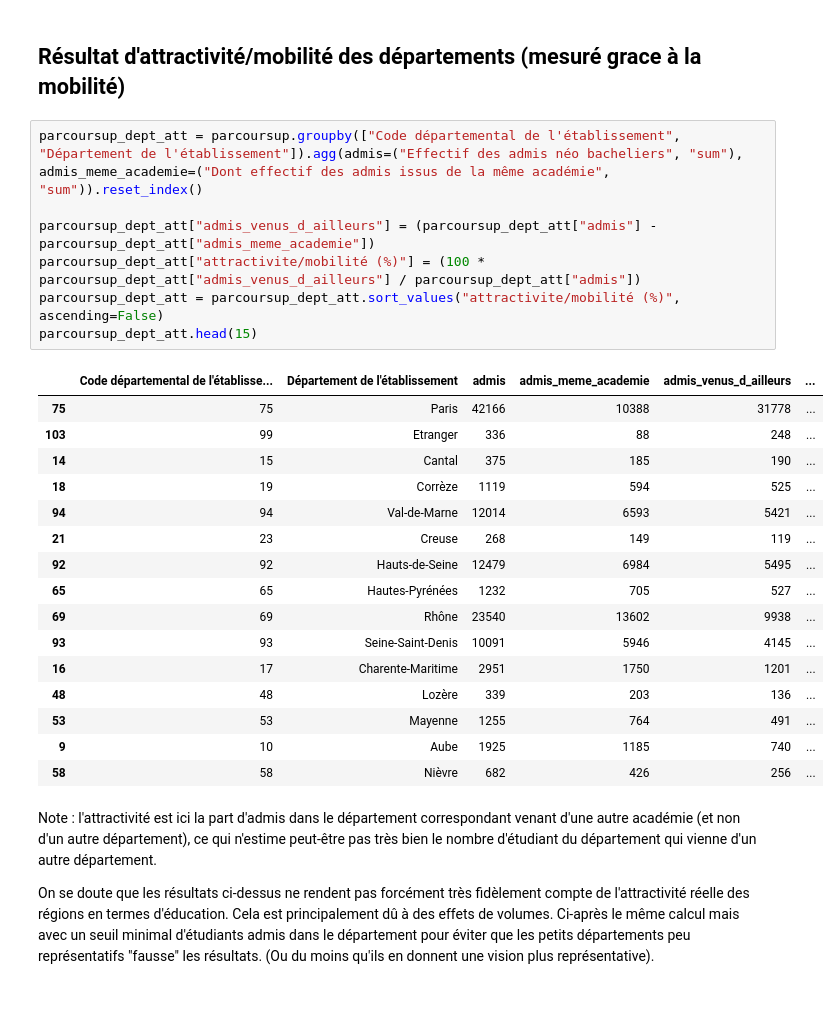
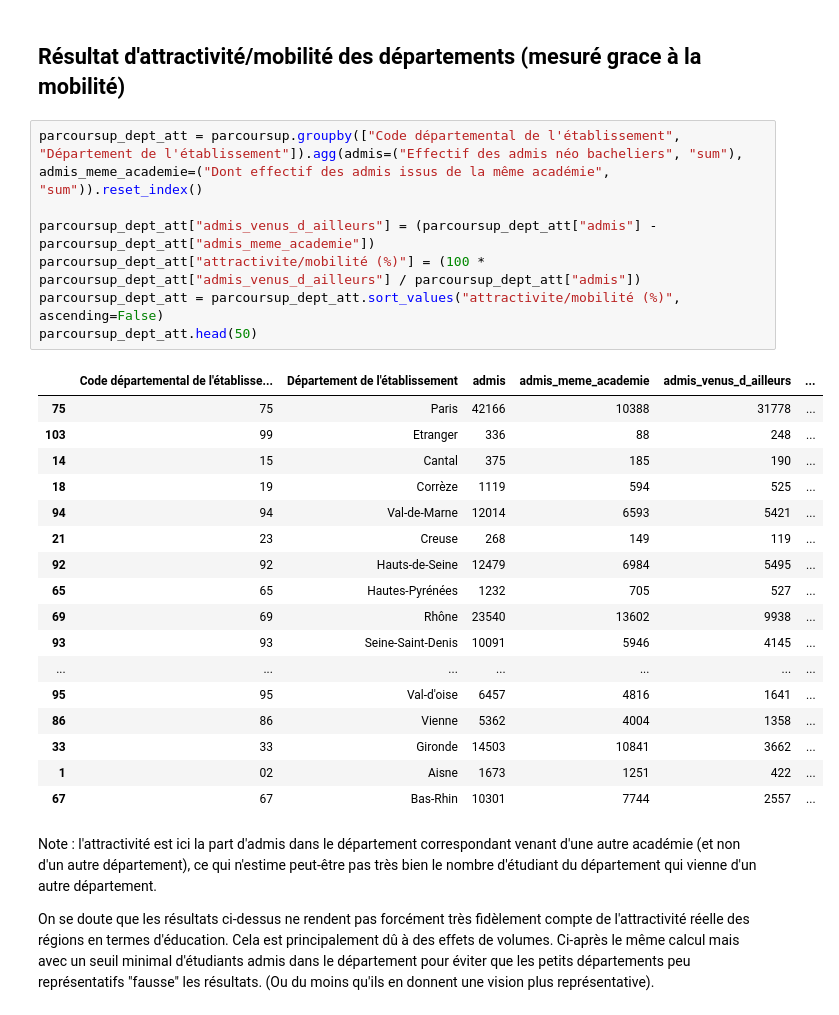
Before and after one commit to ma2nons/Projet-python, a Jupyter notebook: département/parcoursup.ipynb, the cells around one changed output. Cells and saved outputs as stored; diff of their text form.

```diff
--- a/département/parcoursup.ipynb
+++ b/département/parcoursup.ipynb
@@ -202,28 +203,29 @@ AJOUTER CARTE MOYENNE AU BAC
 # %%
 parcoursup_dept_att = parcoursup.groupby(["Code départemental de l'établissement", "Département de l'établissement"]).agg(admis=("Effectif des admis néo bacheliers", "sum"),
 admis_meme_academie=("Dont effectif des admis issus de la même académie", "sum")).reset_index()
 
 parcoursup_dept_att["admis_venus_d_ailleurs"] = (parcoursup_dept_att["admis"] - parcoursup_dept_att["admis_meme_academie"])
 parcoursup_dept_att["attractivite/mobilité (%)"] = (100 * parcoursup_dept_att["admis_venus_d_ailleurs"] / parcoursup_dept_att["admis"])
 parcoursup_dept_att = parcoursup_dept_att.sort_values("attractivite/mobilité (%)", ascending=False)
-parcoursup_dept_att.head(15)
+parcoursup_dept_att.head(50)
 # %% [output]
 |  | Code départemental de l'établisse... | Département de l'établissement | admis | admis_meme_academie | admis_venus_d_ailleurs | ... |
 | 75 | 75 | Paris | 42166 | 10388 | 31778 | ... |
 | 103 | 99 | Etranger | 336 | 88 | 248 | ... |
 | 14 | 15 | Cantal | 375 | 185 | 190 | ... |
 | 18 | 19 | Corrèze | 1119 | 594 | 525 | ... |
 | 94 | 94 | Val-de-Marne | 12014 | 6593 | 5421 | ... |
 | 21 | 23 | Creuse | 268 | 149 | 119 | ... |
 | 92 | 92 | Hauts-de-Seine | 12479 | 6984 | 5495 | ... |
 | 65 | 65 | Hautes-Pyrénées | 1232 | 705 | 527 | ... |
 | 69 | 69 | Rhône | 23540 | 13602 | 9938 | ... |
 | 93 | 93 | Seine-Saint-Denis | 10091 | 5946 | 4145 | ... |
-| 16 | 17 | Charente-Maritime | 2951 | 1750 | 1201 | ... |
-| 48 | 48 | Lozère | 339 | 203 | 136 | ... |
-| 53 | 53 | Mayenne | 1255 | 764 | 491 | ... |
-| 9 | 10 | Aube | 1925 | 1185 | 740 | ... |
-| 58 | 58 | Nièvre | 682 | 426 | 256 | ... |
+| ... | ... | ... | ... | ... | ... | ... |
+| 95 | 95 | Val-d'oise | 6457 | 4816 | 1641 | ... |
+| 86 | 86 | Vienne | 5362 | 4004 | 1358 | ... |
+| 33 | 33 | Gironde | 14503 | 10841 | 3662 | ... |
+| 1 | 02 | Aisne | 1673 | 1251 | 422 | ... |
+| 67 | 67 | Bas-Rhin | 10301 | 7744 | 2557 | ... |
 # %% [markdown]
 Note : l'attractivité est ici la part d'admis dans le département correspondant venant d'une autre académie (et non d'un autre département), ce qui n'estime peut-être pas très bien le nombre d'étudiant du département qui vienne d'un autre département.
 
```
Also changed, not shown: parts of 9 cells of this notebook, 6 other files.
